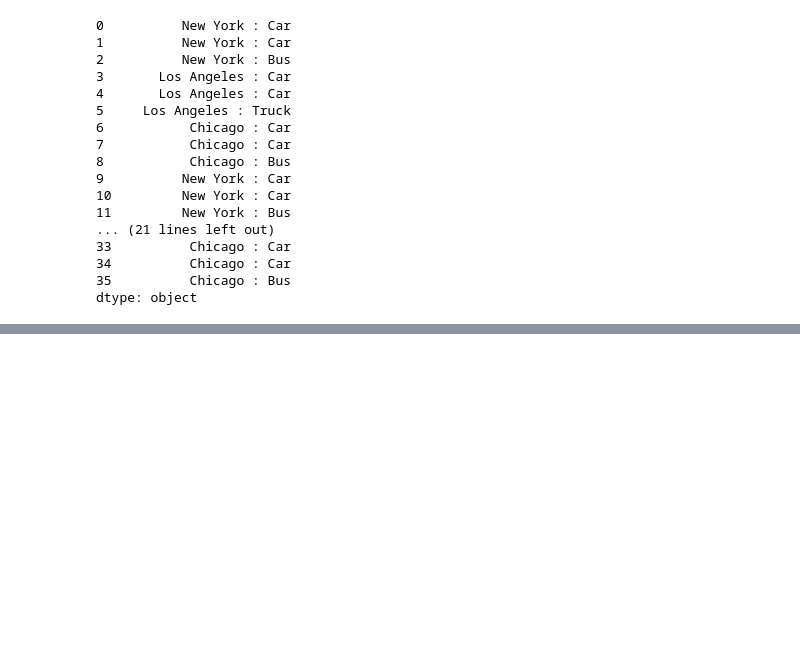
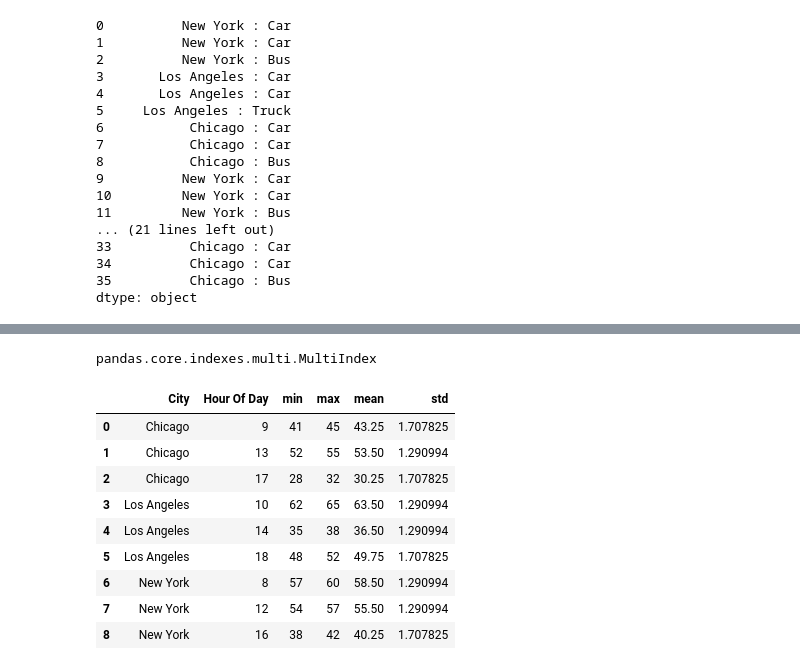
Before and after one commit to MR-ROGUE01/ai-ml-python-libraries, a Jupyter notebook: PANDAS/03_Summary Functions and Maps.ipynb, the cells around one changed output, grey strips where cells are left out. Drawn from its saved outputs; the diff is of its cells as text; code cells hidden in the pictures; blank space fills up the shorter version.

```diff
--- a/PANDAS/03_Summary Functions and Maps.ipynb
+++ b/PANDAS/03_Summary Functions and Maps.ipynb
@@ -122,0 +203,3 @@ dtype: object
+# %%
+a = data.groupby(["City", "Hour Of Day"])["Speed"].agg(['min','max','mean','std'])
+a
@@ -122,0 +218,19 @@ dtype: object
+# %%
+b = a.index
+type(b)
+# %% [output]
+pandas.core.indexes.multi.MultiIndex
+# %%
+b = a.reset_index()
+b
+# %% [output]
+|  | City | Hour Of Day | min | max | mean | std |
+| 0 | Chicago | 9 | 41 | 45 | 43.25 | 1.707825 |
+| 1 | Chicago | 13 | 52 | 55 | 53.50 | 1.290994 |
+| 2 | Chicago | 17 | 28 | 32 | 30.25 | 1.707825 |
+| 3 | Los Angeles | 10 | 62 | 65 | 63.50 | 1.290994 |
+| 4 | Los Angeles | 14 | 35 | 38 | 36.50 | 1.290994 |
+| 5 | Los Angeles | 18 | 48 | 52 | 49.75 | 1.707825 |
+| 6 | New York | 8 | 57 | 60 | 58.50 | 1.290994 |
+| 7 | New York | 12 | 54 | 57 | 55.50 | 1.290994 |
+| 8 | New York | 16 | 38 | 42 | 40.25 | 1.707825 |
```
Also changed, not shown: parts of 18 cells of this notebook.
